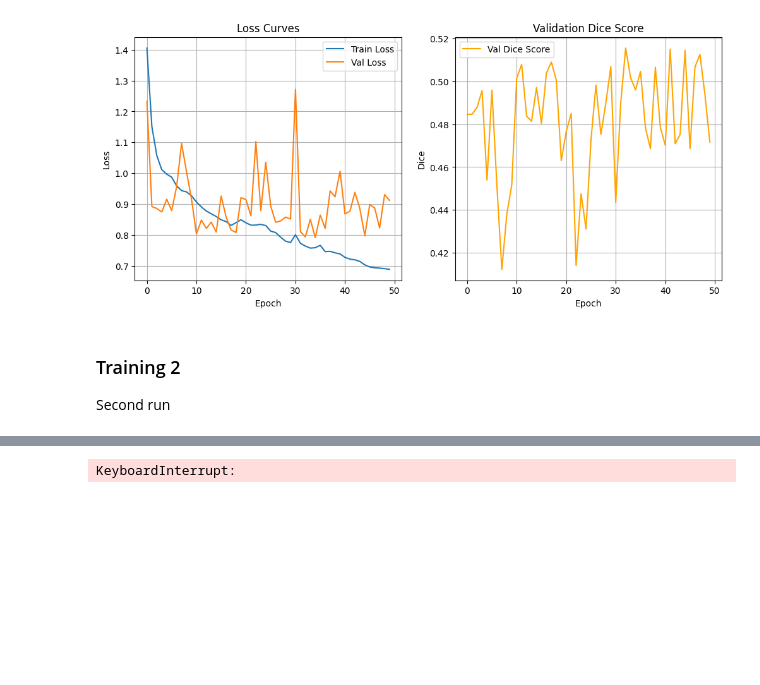
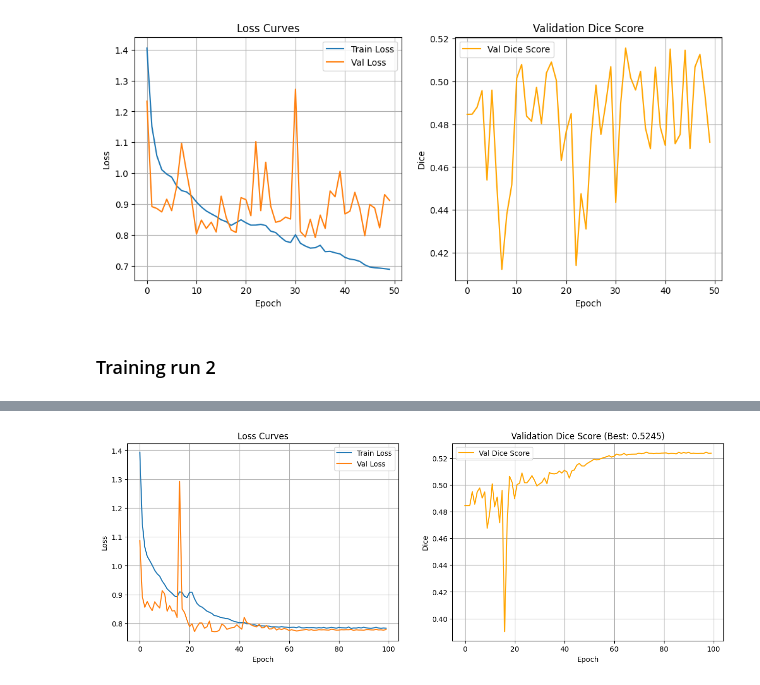
Before and after one commit to MichalMizia/nuclei_segmentation_cellvit_virtues, a Jupyter notebook: notebooks/cellvit_segmentation_v2.ipynb, the cells around one changed output, grey strips where cells are left out. Drawn from its saved outputs; the diff is of its cells as text; code cells hidden in the pictures; blank space fills up the shorter version.

Commit message:
Retrained 3 times

```diff
--- a/notebooks/cellvit_segmentation_v2.ipynb
+++ b/notebooks/cellvit_segmentation_v2.ipynb
@@ -448,64 +448,78 @@ Epoch 50/50 | Train Loss: 0.6888 | Val Loss: 0.9118 | Val Dice: 0.4716
 Training Complete.
 [figure]
 # %% [markdown]
-### Training 2
-
-Second run
+### Training run 2
 # %%
 import os
+import random
+import numpy as np
 import matplotlib.pyplot as plt
 import torch
 import torch.optim as optim
 from src.models.cellvit_decoder import CellViTDecoder
 from src.utils.cellvit_utils import CombinedLoss, calculate_dice_score
 
-print("--- Starting Refined Training Run (Scheduler + Dice Saving) ---")
+print("--- Starting Refined Training Run (Augmentation + Scheduler + Dice Saving) ---")
 
-# 1. SETUP
-num_epochs = 100  # Increased because Scheduler needs time to work
+# 1. SETUP & CONFIGURATION
+num_epochs = 100
 learning_rate = 1e-3
 crop_size = 256
-
-# --- CHANGE 1: Create Checkpoints Directory ---
 checkpoint_dir = "./checkpoints"
 os.makedirs(checkpoint_dir, exist_ok=True)
 save_path = os.path.join(checkpoint_dir, "best_cellvit_dice.pth")
 
-# Re-initialize model
+# 2. MODEL & OPTIMIZER
 decoder = CellViTDecoder(
     num_nuclei_classes=num_classes,
     embed_dim=512,
-    drop_rate=0.1
+    drop_rate=0.2  # Increased Dropout slightly to 0.2 to help with overfitting
 ).to(device)
 
 optimizer = optim.AdamW(decoder.parameters(), lr=learning_rate, weight_decay=1e-2)
 criterion = CombinedLoss(num_classes=num_classes, alpha=0.5)
 
-# --- CHANGE 2: Add Learning Rate Scheduler ---
-# If Validation Loss doesn't go down for 5 epochs, cut LR by half (factor=0.5)
+# Scheduler: Reduce LR if Validation Loss stalls for 5 epochs
 scheduler = optim.lr_scheduler.ReduceLROnPlateau(
     optimizer, mode='min', factor=0.5, patience=5, verbose=True
 )
 
-# Tracking
+# Tracking Metrics
 train_losses = []
 val_losses = []
 val_dices = []
-
-# --- CHANGE 3: Track Best Dice, not Loss ---
 best_val_dice = 0.0
 
-# 2. TRAINING LOOP
+# 3. TRAINING LOOP
 for epoch in range(num_epochs):
     # --- Training Phase ---
     decoder.train()
     running_loss = 0.0
     steps = 0
 
+    # Iterate through training tissues
     for i, data_dict in enumerate(feeder.iterate_image_orion(train_tids, crop_size=crop_size)):
-        pss = data_dict['pss'].to(device)
-        mask = data_dict['mask'].to(device).long()
+        pss = data_dict['pss']   # shape: [B, H_small, W_small, D]
+        mask = data_dict['mask'] # shape: [B, H, W]
 
+        # --- DATA AUGMENTATION (On-the-fly) ---
+        # Since pss and mask are tensors on CPU (from dataset), we can manipulate them before GPU
+        # Random Rotation (0, 90, 180, 270)
+        k = random.randint(0, 3)
+        if k > 0:
+            pss = torch.rot90(pss, k, dims=[1, 2])
+            mask = torch.rot90(mask, k, dims=[1, 2])
+
+        # Random Flip (Horizontal)
+        if random.random() > 0.5:
+            pss = torch.flip(pss, dims=[2])
+            mask = torch.flip(mask, dims=[2])
+
+        # Move to GPU after augmentation
+        pss = pss.to(device)
+        mask = mask.to(device).long()
+
+        # Forward & Backward
         optimizer.zero_grad()
         outputs = decoder(pss)
         pred_logits = outputs['nuclei_type_map']
@@ -522,7 +536,7 @@ for epoch in range(num_epochs):
     avg_train_loss = running_loss / steps if steps > 0 else 0
     train_losses.append(avg_train_loss)
 
-    # --- Validation Phase ---
+    # --- Validation Phase (No Augmentation) ---
     decoder.eval()
     val_running_loss = 0.0
     val_running_dice = 0.0
@@ -544,7 +558,6 @@ for epoch in range(num_epochs):
             val_running_dice += dice
 
             val_steps += 1
-
             del pss, mask, outputs, pred_logits, loss, pred_mask
 
     avg_val_loss = val_running_loss / val_steps if val_steps > 0 else 0
@@ -553,29 +566,27 @@ for epoch in range(num_epochs):
     val_losses.append(avg_val_loss)
     val_dices.append(avg_val_dice)
 
-    # --- CHANGE 4: Step the Scheduler ---
-    # We tell the scheduler what the current loss is.
-    # If it's stuck, the scheduler will lower the LR automatically.
+    # --- Scheduler Step ---
     scheduler.step(avg_val_loss)
     current_lr = optimizer.param_groups[0]['lr']
 
     print(f"Epoch {epoch+1}/{num_epochs} | LR: {current_lr:.1e} | Train Loss: {avg_train_loss:.4f} | Val Loss: {avg_val_loss:.4f} | Val Dice: {avg_val_dice:.4f}")
 
-    # --- CHANGE 5: Save strictly on Best Dice ---
+    # --- Save Best Model (Based on Dice) ---
     if avg_val_dice > best_val_dice:
         best_val_dice = avg_val_dice
         torch.save(decoder.state_dict(), save_path)
-        print(f"  --> 🌟 New Best Dice: {best_val_dice:.4f} (Saved to {save_path})")
+        print(f"  -->  New Best Dice: {best_val_dice:.4f} (Saved to {save_path})")
 
 print("Training Complete.")
 
-# 3. Plotting
+# 4. PLOTTING RESULTS
 plt.figure(figsize=(15, 5))
 
 plt.subplot(1, 2, 1)
 plt.plot(train_losses, label='Train Loss')
 plt.plot(val_losses, label='Val Loss')
-plt.title('Loss Curves (With Scheduler)')
+plt.title('Loss Curves')
 plt.xlabel('Epoch')
 plt.ylabel('Loss')
 plt.legend()
@@ -590,4 +601,6 @@ plt.legend()
 plt.grid(True)
 
 plt.show()
+
+# Takes 56 minutes to run
 # %% [output]
@@ -595 +624 @@ plt.show()
-KeyboardInterrupt:
+[figure, added]
```
Also changed, not shown: parts of 11 cells of this notebook, 1 other file.
